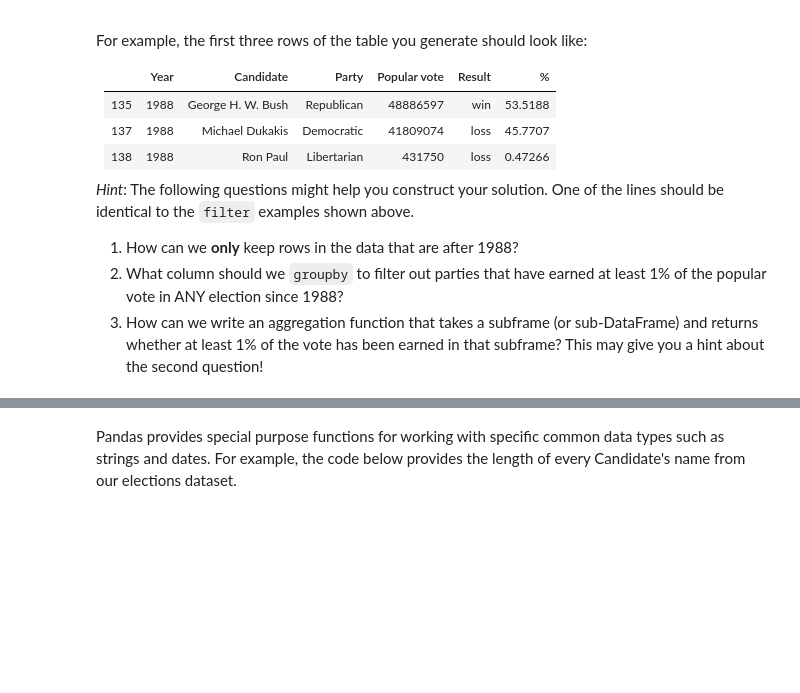
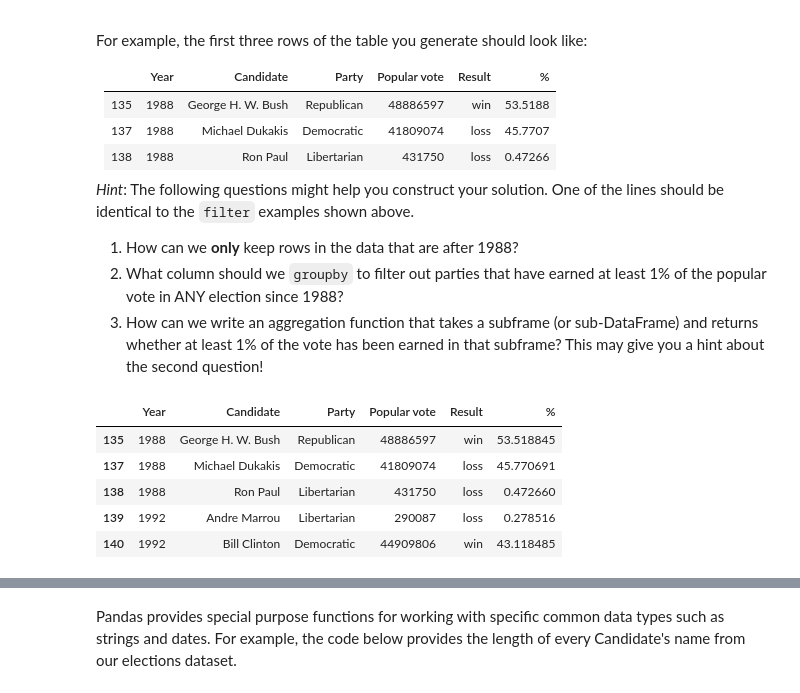
Before and after one commit to QuantumCompiler/CSPB-3022-Introduction-To-Data-Science-With-Probability-And-Statistics, a Jupyter notebook: CSPB 3022 - Assignments/CSPB 3022 - Assignment 3 - Exploratory Data Analysis And Visualization/Assignment 3 - Exploratory Data Analysis And Visualization.ipynb, the cells around one changed output, grey strips where cells are left out. Drawn from its saved outputs; the diff is of its cells as text; code cells hidden in the pictures; blank space fills up the shorter version.

```diff
--- a/CSPB 3022 - Assignments/CSPB 3022 - Assignment 3 - Exploratory Data Analysis And Visualization/Assignment 3 - Exploratory Data Analysis And Visualization.ipynb
+++ b/CSPB 3022 - Assignments/CSPB 3022 - Assignment 3 - Exploratory Data Analysis And Visualization/Assignment 3 - Exploratory Data Analysis And Visualization.ipynb
@@ -252,12 +455,19 @@ For example, the first three rows of the table you generate should look like:
 2) What column should we `groupby` to filter out parties that have earned at least 1% of the popular vote in ANY election since 1988?
 3) How can we write an aggregation function that takes a subframe (or sub-DataFrame) and returns whether at least 1% of the vote has been earned in that subframe? This may give you a hint about the second question!
 # %%
-...
-
+major_party_results_since_1988 = elections.query("Year >= 1988")
+major_party_results_since_1988 = major_party_results_since_1988.groupby("Party").filter(lambda x: (x["%"] >= 1).any())
 
 
 # put your code above this line
 
 major_party_results_since_1988.head()
+# %% [output]
+|  | Year | Candidate | Party | Popular vote | Result | % |
+| 135 | 1988 | George H. W. Bush | Republican | 48886597 | win | 53.518845 |
+| 137 | 1988 | Michael Dukakis | Democratic | 41809074 | loss | 45.770691 |
+| 138 | 1988 | Ron Paul | Libertarian | 431750 | loss | 0.472660 |
+| 139 | 1992 | Andre Marrou | Libertarian | 290087 | loss | 0.278516 |
+| 140 | 1992 | Bill Clinton | Democratic | 44909806 | win | 43.118485 |
 # %%
 grader.check("q1c")
```
Also changed, not shown: parts of 17 cells of this notebook, 1 other file.
